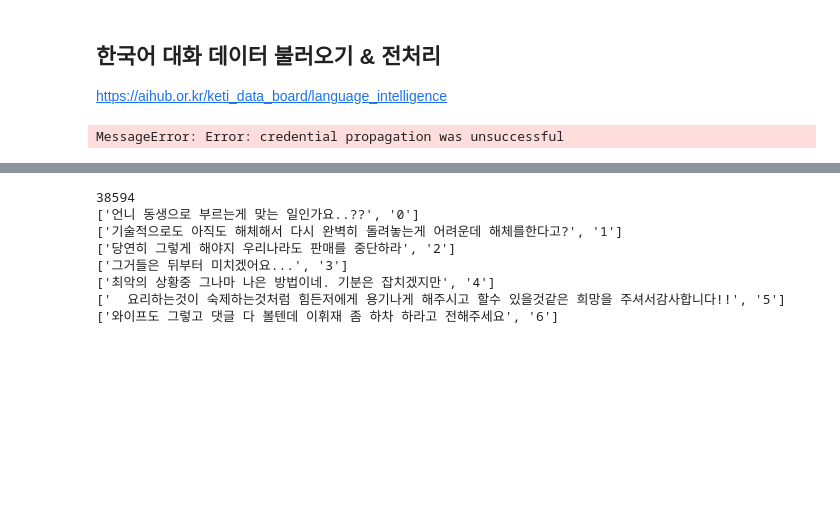
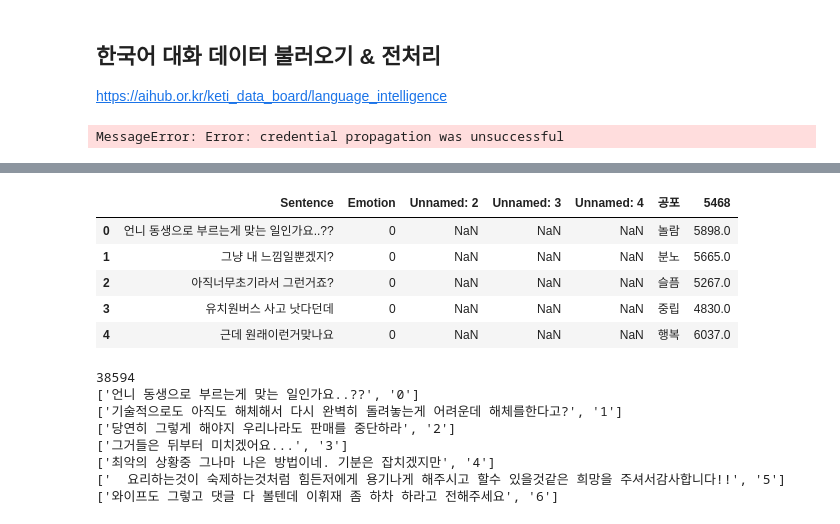
Before and after one commit to Eeun-ju/NLP-study, a Jupyter notebook: KoBERT_한국어_7개감정_다중분류.ipynb, the cells around one changed output, grey strips where cells are left out. Cells and saved outputs as stored; diff of their text form; code cells hidden in the pictures; blank space fills up the shorter version.

```diff
--- a/KoBERT_한국어_7개감정_다중분류.ipynb
+++ b/KoBERT_한국어_7개감정_다중분류.ipynb
@@ -103,6 +99,6 @@ drive.mount('/content/drive')
 MessageError: Error: credential propagation was unsuccessful
 # %%
 import pandas as pd
-chatbot_data = pd.read_excel('/content/drive/MyDrive/파이썬공부/챗봇/한국어_단발성_대화_데이터셋.xlsx')
+chatbot_data = pd.read_excel('한국어_단발성_대화_데이터셋.xlsx')
 # %%
 len(chatbot_data)
@@ -116,6 +126,15 @@ chatbot_data.loc[(chatbot_data['Emotion'] == "슬픔"), 'Emotion'] = 3  #슬픔
 chatbot_data.loc[(chatbot_data['Emotion'] == "중립"), 'Emotion'] = 4  #중립 => 4
 chatbot_data.loc[(chatbot_data['Emotion'] == "행복"), 'Emotion'] = 5  #행복 => 5
 chatbot_data.loc[(chatbot_data['Emotion'] == "혐오"), 'Emotion'] = 6  #혐오 => 6
+# %%
+chatbot_data.head()
+# %% [output]
+|  | Sentence | Emotion | Unnamed: 2 | Unnamed: 3 | Unnamed: 4 | 공포 | 5468 |
+| 0 | 언니 동생으로 부르는게 맞는 일인가요..?? | 0 | NaN | NaN | NaN | 놀람 | 5898.0 |
+| 1 | 그냥 내 느낌일뿐겠지? | 0 | NaN | NaN | NaN | 분노 | 5665.0 |
+| 2 | 아직너무초기라서 그런거죠? | 0 | NaN | NaN | NaN | 슬픔 | 5267.0 |
+| 3 | 유치원버스 사고 낫다던데 | 0 | NaN | NaN | NaN | 중립 | 4830.0 |
+| 4 | 근데 원래이런거맞나요 | 0 | NaN | NaN | NaN | 행복 | 6037.0 |
 # %%
 data_list = []
 for q, label in zip(chatbot_data['Sentence'], chatbot_data['Emotion'])  :
```
Also changed, not shown: parts of 35 cells of this notebook.
